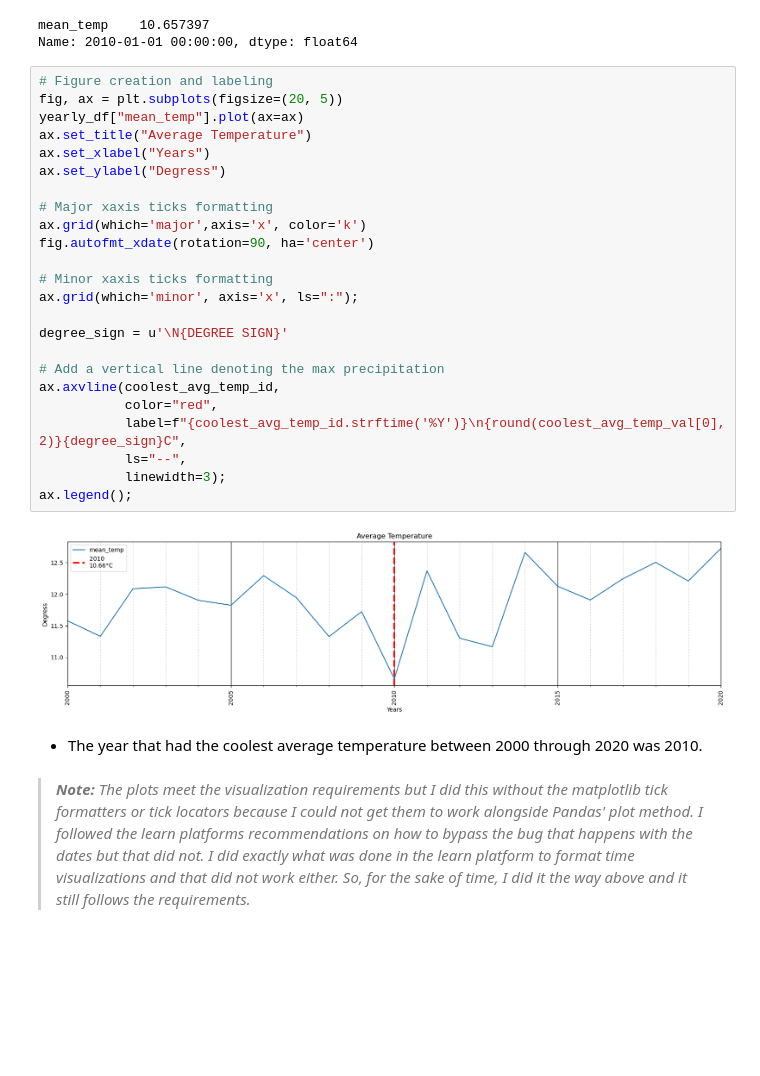
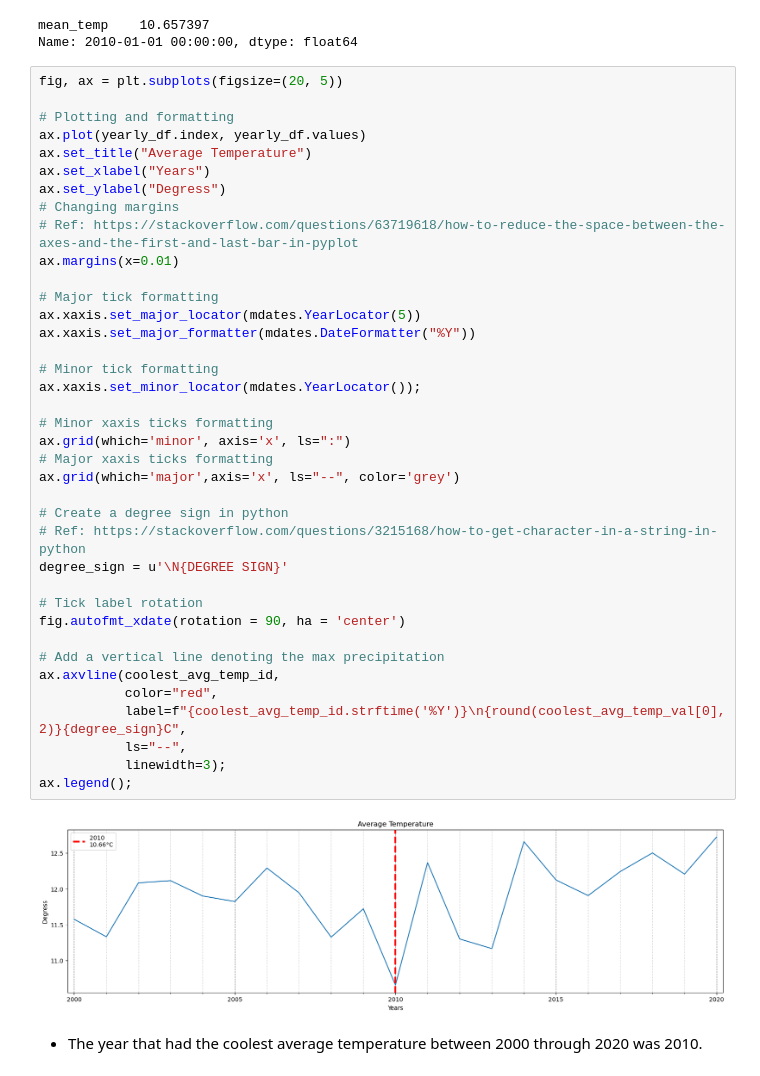
Before and after one commit to john-a-dixon/resampling-datetime-data, a Jupyter notebook: resample.ipynb, the cells around one changed output. Saved outputs shown, nothing was run; the diff lists cells and outputs as text; blank space fills up the shorter version.

```diff
--- a/resample.ipynb
+++ b/resample.ipynb
@@ -220,32 +243,44 @@ coolest_avg_temp_val
 mean_temp    10.657397
 Name: 2010-01-01 00:00:00, dtype: float64
 # %%
-# Figure creation and labeling
 fig, ax = plt.subplots(figsize=(20, 5))
-yearly_df["mean_temp"].plot(ax=ax)
+
+# Plotting and formatting
+ax.plot(yearly_df.index, yearly_df.values)
 ax.set_title("Average Temperature")
 ax.set_xlabel("Years")
 ax.set_ylabel("Degress")
+# Changing margins
+# Ref: https://stackoverflow.com/questions/63719618/how-to-reduce-the-space-between-the-axes-and-the-first-and-last-bar-in-pyplot
+ax.margins(x=0.01)
 
-# Major xaxis ticks formatting
-ax.grid(which='major',axis='x', color='k')
-fig.autofmt_xdate(rotation=90, ha='center')
+# Major tick formatting
+ax.xaxis.set_major_locator(mdates.YearLocator(5))
+ax.xaxis.set_major_formatter(mdates.DateFormatter("%Y"))
+
+# Minor tick formatting
+ax.xaxis.set_minor_locator(mdates.YearLocator());
 
 # Minor xaxis ticks formatting
-ax.grid(which='minor', axis='x', ls=":");
+ax.grid(which='minor', axis='x', ls=":")
+# Major xaxis ticks formatting
+ax.grid(which='major',axis='x', ls="--", color='grey')
 
+# Create a degree sign in python
+# Ref: https://stackoverflow.com/questions/3215168/how-to-get-character-in-a-string-in-python
 degree_sign = u'\N{DEGREE SIGN}'
+
+# Tick label rotation
+fig.autofmt_xdate(rotation = 90, ha = 'center')
 
 # Add a vertical line denoting the max precipitation
 ax.axvline(coolest_avg_temp_id,
            color="red",
            label=f"{coolest_avg_temp_id.strftime('%Y')}\n{round(coolest_avg_temp_val[0], 2)}{degree_sign}C",
            ls="--",
            linewidth=3);
 ax.legend();
 # %% [output]
-[figure, old version]
+[figure, new version]
 # %% [markdown]
 - The year that had the coolest average temperature between 2000 through 2020 was 2010.
-# %% [markdown]
-> _**Note:** The plots meet the visualization requirements but I did this without the matplotlib tick formatters or tick locators because I could not get them to work alongside Pandas' plot method. I followed the learn platforms recommendations on how to bypass the bug that happens with the dates but that did not. I did exactly what was done in the learn platform to format time visualizations and that did not work either. So, for the sake of time, I did it the way above and it still follows the requirements._
```
Also changed, not shown: parts of 2 cells of this notebook.
